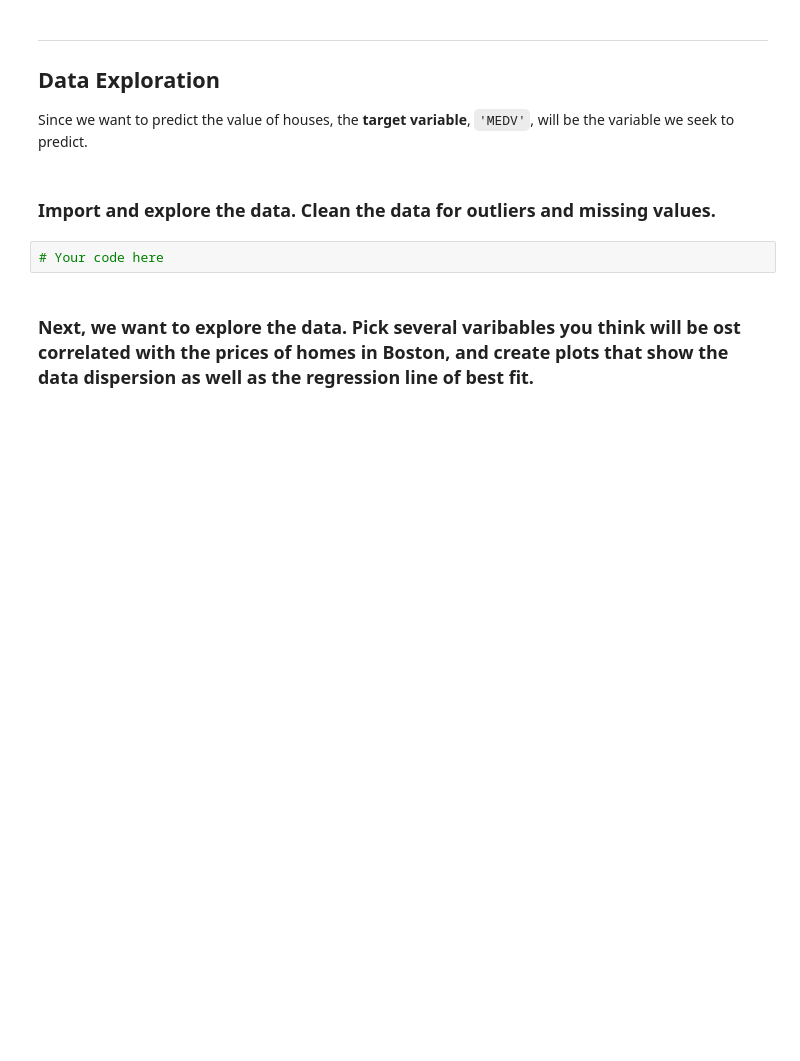
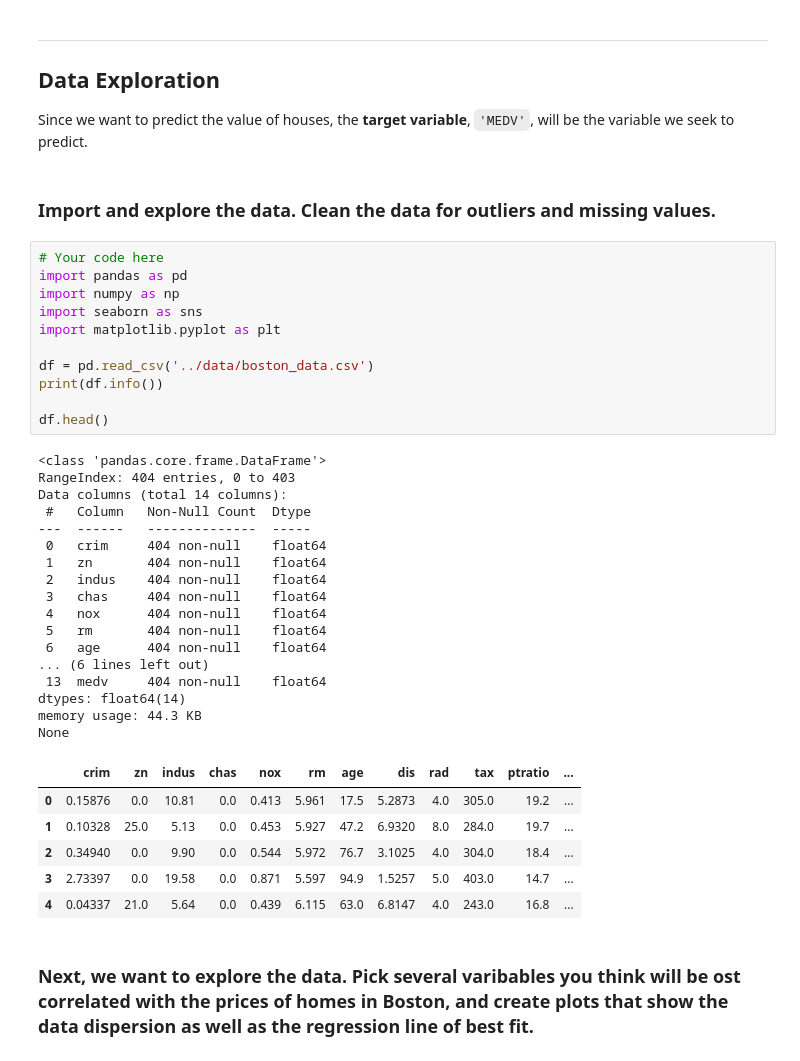
Before and after one commit to ironhack-bcn-data-pt/50-lab-problems-with-ML, a Jupyter notebook: your-code/lab_boston_housing.ipynb, the cells around one changed output. Saved outputs shown, nothing was run; the diff lists cells and outputs as text; blank space fills up the shorter version.

```diff
--- a/your-code/lab_boston_housing.ipynb
+++ b/your-code/lab_boston_housing.ipynb
@@ -11,7 +11,40 @@ We will build models with several different parameters, which will change the go
 Since we want to predict the value of houses, the **target variable**, `'MEDV'`, will be the variable we seek to predict.
 # %% [markdown]
 ### Import and explore the data. Clean the data for outliers and missing values.
-# %%
-# Your code here
+# %%
+# Your code here
+import pandas as pd
+import numpy as np
+import seaborn as sns
+import matplotlib.pyplot as plt
+
+df = pd.read_csv('../data/boston_data.csv')
+print(df.info())
+
+df.head()
+# %% [output]
+<class 'pandas.core.frame.DataFrame'>
+RangeIndex: 404 entries, 0 to 403
+Data columns (total 14 columns):
+ #   Column   Non-Null Count  Dtype
+---  ------   --------------  -----
+ 0   crim     404 non-null    float64
+ 1   zn       404 non-null    float64
+ 2   indus    404 non-null    float64
+ 3   chas     404 non-null    float64
+ 4   nox      404 non-null    float64
+ 5   rm       404 non-null    float64
+ 6   age      404 non-null    float64
+... (6 lines left out)
+ 13  medv     404 non-null    float64
+dtypes: float64(14)
+memory usage: 44.3 KB
+None
+|  | crim | zn | indus | chas | nox | rm | age | dis | rad | tax | ptratio | ... |
+| 0 | 0.15876 | 0.0 | 10.81 | 0.0 | 0.413 | 5.961 | 17.5 | 5.2873 | 4.0 | 305.0 | 19.2 | ... |
+| 1 | 0.10328 | 25.0 | 5.13 | 0.0 | 0.453 | 5.927 | 47.2 | 6.9320 | 8.0 | 284.0 | 19.7 | ... |
+| 2 | 0.34940 | 0.0 | 9.90 | 0.0 | 0.544 | 5.972 | 76.7 | 3.1025 | 4.0 | 304.0 | 18.4 | ... |
+| 3 | 2.73397 | 0.0 | 19.58 | 0.0 | 0.871 | 5.597 | 94.9 | 1.5257 | 5.0 | 403.0 | 14.7 | ... |
+| 4 | 0.04337 | 21.0 | 5.64 | 0.0 | 0.439 | 6.115 | 63.0 | 6.8147 | 4.0 | 243.0 | 16.8 | ... |
 # %% [markdown]
 ### Next, we want to explore the data. Pick several varibables you think will be ost correlated with the prices of homes in Boston, and create plots that show the data dispersion as well as the regression line of best fit.
```
Also changed, not shown: parts of 22 cells of this notebook.
